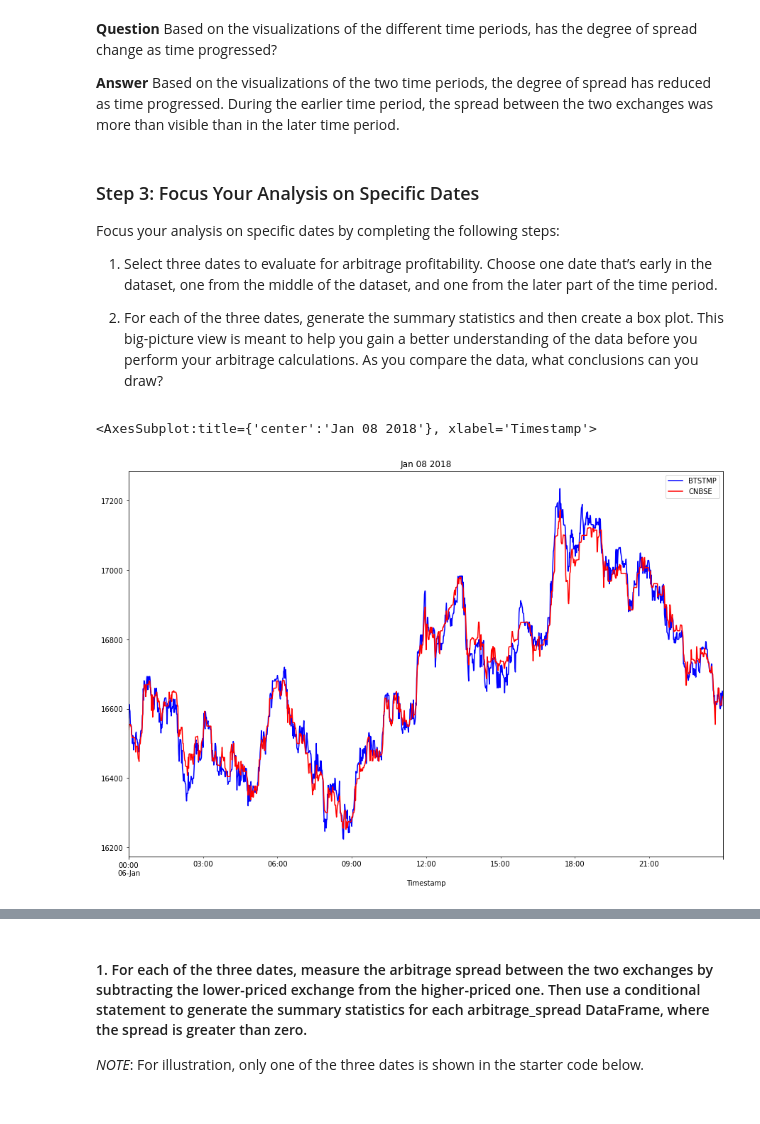
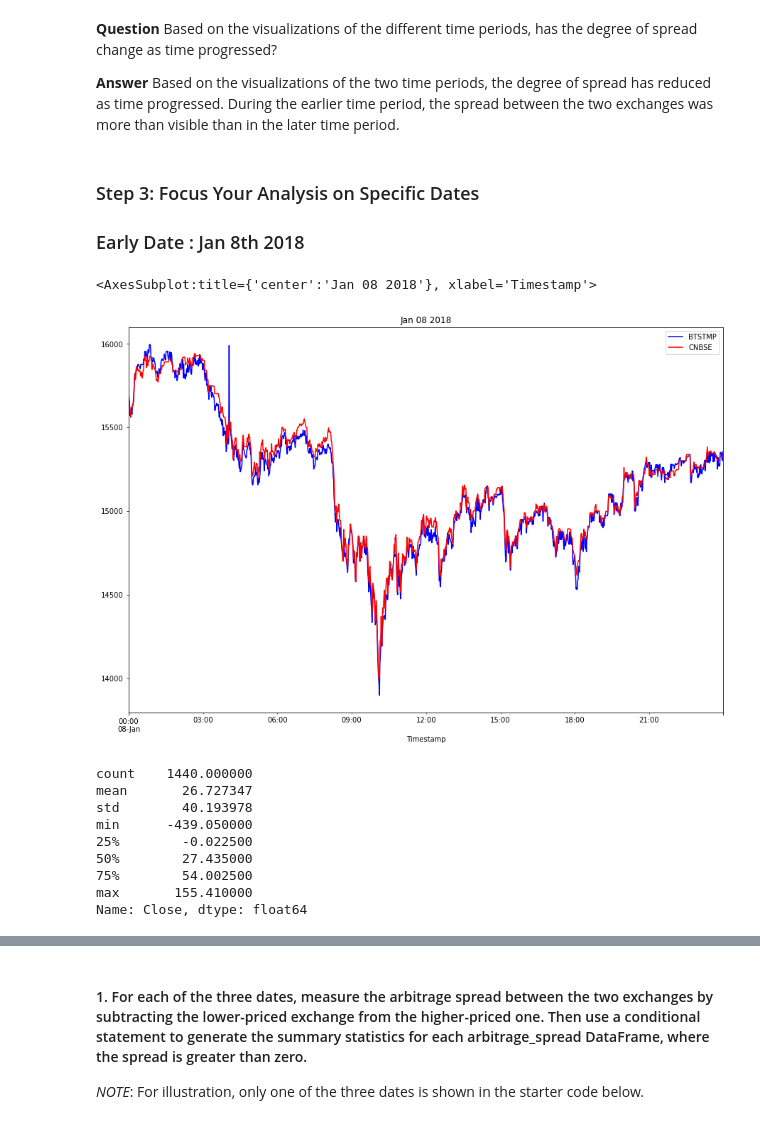
Before and after one commit to Abhishikaf/Bitcoin_Arbitrage, a Jupyter notebook: crypto_arbitrage.ipynb, the cells around one changed output, grey strips where cells are left out. Saved outputs shown, nothing was run; the diff lists cells and outputs as text; code cells hidden in the pictures.

```diff
--- a/crypto_arbitrage.ipynb
+++ b/crypto_arbitrage.ipynb
@@ -284,19 +278,32 @@ coinbase_sliced.loc['2018-03','Close'].plot(legend = True, figsize = (15,10), ti
 **Question** Based on the visualizations of the different time periods, has the degree of spread change as time progressed?
 
 **Answer** Based on the visualizations of the two time periods, the degree of spread has reduced as time progressed. During the earlier time period, the spread between the two exchanges was more than visible than in the later time period.
-# %% [markdown]
-### Step 3: Focus Your Analysis on Specific Dates
-
-Focus your analysis on specific dates by completing the following steps:
-
-1. Select three dates to evaluate for arbitrage profitability. Choose one date that’s early in the dataset, one from the middle of the dataset, and one from the later part of the time period.
-
-2. For each of the three dates, generate the summary statistics and then create a box plot. This big-picture view is meant to help you gain a better understanding of the data before you perform your arbitrage calculations. As you compare the data, what conclusions can you draw?
+# %% [markdown]
+### Step 3: Focus Your Analysis on Specific Dates
+
+### Early Date : Jan 8th 2018
 # %%
-# Create an overlay plot that visualizes the two dataframes over a period of one day early in the dataset.
-# Be sure that the plots include the parameters `legend`, `figsize`, `title`, `color` and `label`
-bitstamp_sliced['Close'].loc['2018-01-06'].plot(legend = True, figsize = (15,10), title = 'Jan 08 2018', color = 'blue', label = 'BTSTMP')
-coinbase_sliced['Close'].loc['2018-01-06'].plot(legend = True, figsize = (15,10), title = 'Jan 08 2018', color = 'red', label = 'CNBSE')
+# An overlay plot that visualizes the two dataframes over a period of one day early in the dataset.
+bitstamp_sliced['Close'].loc['2018-01-08'].plot(legend = True, figsize = (15,10), title = 'Jan 08 2018', color = 'blue', label = 'BTSTMP')
+coinbase_sliced['Close'].loc['2018-01-08'].plot(legend = True, figsize = (15,10), title = 'Jan 08 2018', color = 'red', label = 'CNBSE')
 # %% [output]
 <AxesSubplot:title={'center':'Jan 08 2018'}, xlabel='Timestamp'>
-[figure, old version]
+[figure, new version]
+# %%
+# Arbitrage Spread calculations for the early date in the data
+#For the selected date we see that the bitstamp prices (data in blue) are lower for a major part of the day than the coinbase price (data in red).
+# So Arbitrage Price = Higher Exchage Price - Lower Exchange Price
+arbitrage_spread_early = coinbase['Close'].loc['2018-01-08'] - bitstamp['Close'].loc['2018-01-08']
+
+# Summary statistics for the early DataFrame
+arbitrage_spread_early.describe()
+# %% [output]
+count    1440.000000
+mean       26.727347
+std        40.193978
+min      -439.050000
+25%        -0.022500
+50%        27.435000
+75%        54.002500
+max       155.410000
+Name: Close, dtype: float64
```
Also changed, not shown: parts of 65 cells of this notebook, 11 other files.
